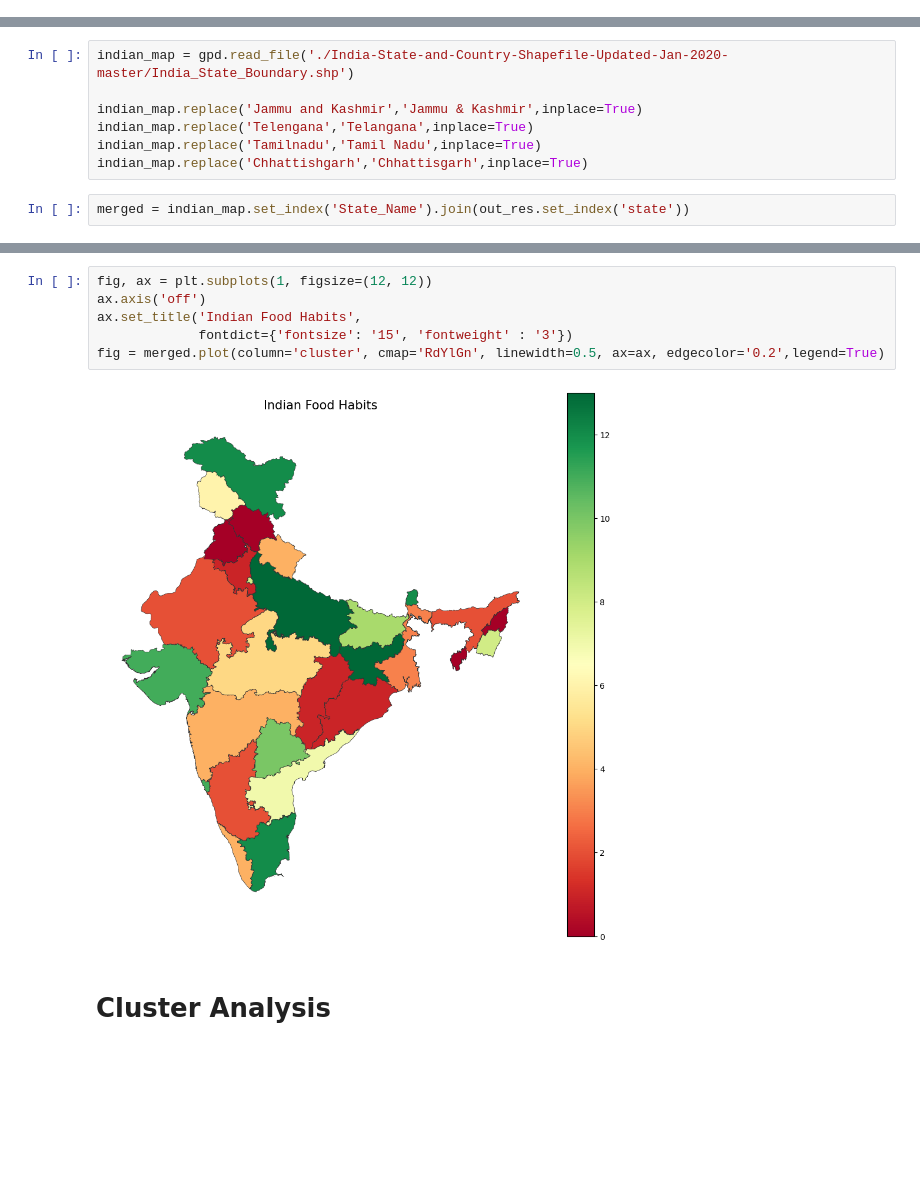
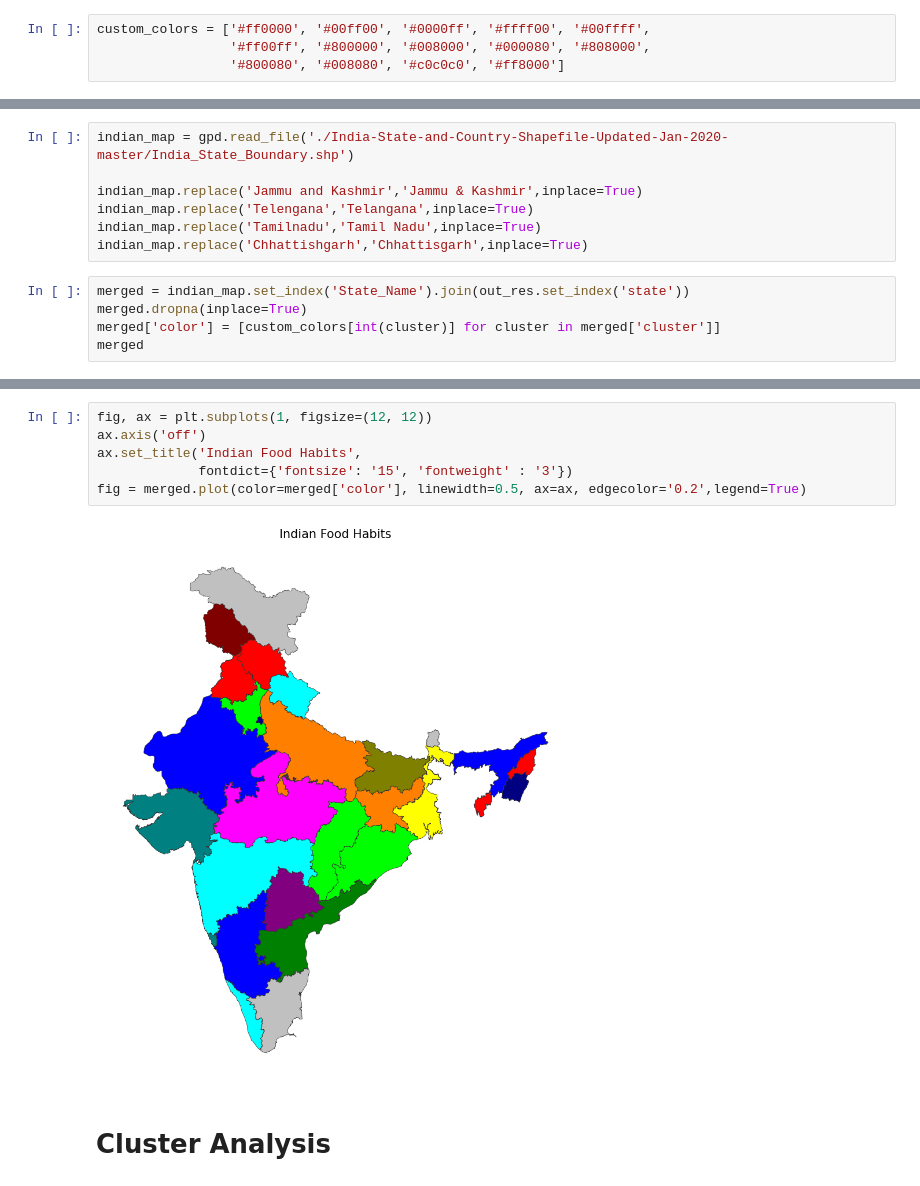
Before and after one commit to bong-dev149/DataSciecnceProjects, a Jupyter notebook: indian_food_map/indian_food_map_3.ipynb, the cells around one changed output, grey strips where cells are left out. Cells and saved outputs as stored; diff of their text form; blank space fills up the shorter version.

```diff
--- a/indian_food_map/indian_food_map_3.ipynb
+++ b/indian_food_map/indian_food_map_3.ipynb
@@ -215,6 +215,10 @@ x
 # Plotting
 # %%
 import geopandas as gpd
+# %%
+custom_colors = ['#ff0000', '#00ff00', '#0000ff', '#ffff00', '#00ffff',
+                 '#ff00ff', '#800000', '#008000', '#000080', '#808000',
+                 '#800080', '#008080', '#c0c0c0', '#ff8000']
 # %%
 out_res = pd.concat([x['state'],x['cluster']], axis=1)
 out_res.replace('NCT of Delhi','Delhi',inplace=True)
@@ -227,3 +231,6 @@ indian_map.replace('Tamilnadu','Tamil Nadu',inplace=True)
 indian_map.replace('Chhattishgarh','Chhattisgarh',inplace=True)
 # %%
 merged = indian_map.set_index('State_Name').join(out_res.set_index('state'))
+merged.dropna(inplace=True)
+merged['color'] = [custom_colors[int(cluster)] for cluster in merged['cluster']]
+merged
@@ -230,11 +255,11 @@ merged = indian_map.set_index('State_Name').join(out_res.set_index('state'))
 # %%
 fig, ax = plt.subplots(1, figsize=(12, 12))
 ax.axis('off')
 ax.set_title('Indian Food Habits',
              fontdict={'fontsize': '15', 'fontweight' : '3'})
-fig = merged.plot(column='cluster', cmap='RdYlGn', linewidth=0.5, ax=ax, edgecolor='0.2',legend=True)
+fig = merged.plot(color=merged['color'], linewidth=0.5, ax=ax, edgecolor='0.2',legend=True)
 # %% [output]
-[figure, old version]
+[figure, new version]
 # %% [markdown]
 # Cluster Analysis
 # %%
```
Also changed, not shown: parts of 1 cell of this notebook.
